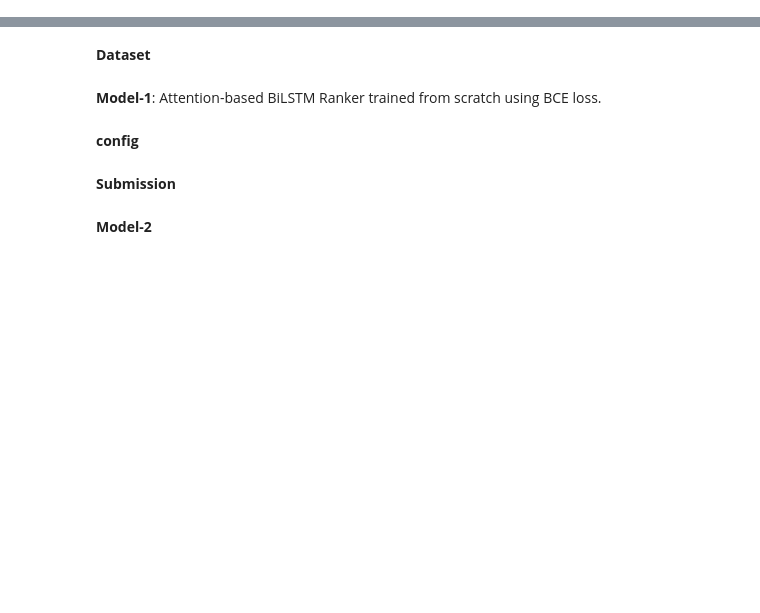
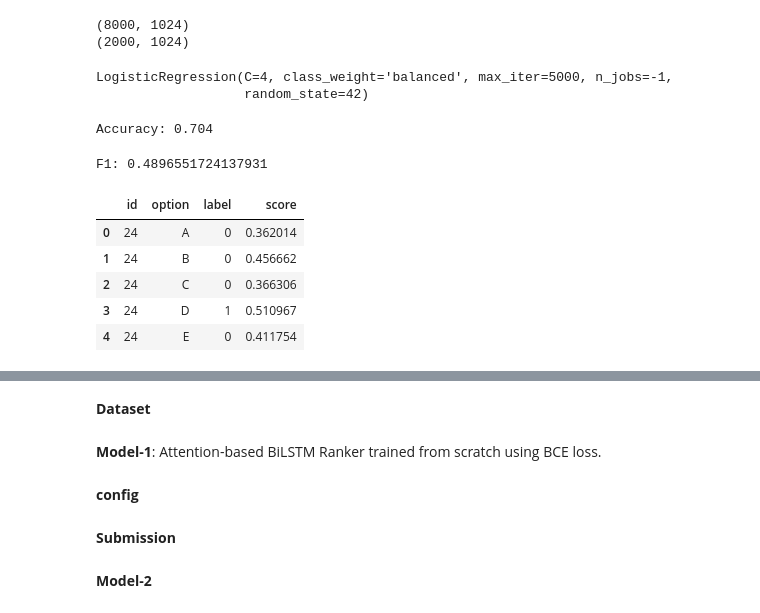
Before and after one commit to 24f2006126-droid/Smart-Mcq-Solver-Challenge, a Jupyter notebook: dl-24f2006126-notebook-t22026.ipynb, the cells around one changed output, grey strips where cells are left out. Cells and saved outputs as stored; diff of their text form; code cells hidden in the pictures; blank space fills up the shorter version.

```diff
--- a/dl-24f2006126-notebook-t22026.ipynb
+++ b/dl-24f2006126-notebook-t22026.ipynb
@@ -201,0 +414,3 @@ sub.to_csv("submission.csv", index=False)
+# %%
+X_train = np.load("X_train.npy")
+X_test = np.load("X_test.npy")
@@ -201,0 +436,41 @@ sub.to_csv("submission.csv", index=False)
+# %%
+train_mask = np.array([qid in train_ids for qid in train_qids])
+valid_mask = np.array([qid in valid_ids for qid in train_qids])
+
+X_tr = X_train[train_mask]
+X_val = X_train[valid_mask]
+
+y_tr = train_labels[train_mask]
+y_val = train_labels[valid_mask]
+
+qid_val = np.array(train_qids)[valid_mask]
+option_val = np.array(train_options)[valid_mask]
+
+print(X_tr.shape)
+print(X_val.shape)
+# %% [output]
+(8000, 1024)
+(2000, 1024)
+# %%
+from sklearn.linear_model import LogisticRegression
+
+clf = LogisticRegression(
+
+    C=4,
+
+    max_iter=5000,
+
+    class_weight="balanced",
+
+    solver="lbfgs",
+
+    random_state=42,
+
+    n_jobs=-1
+
+)
+
+clf.fit(X_tr, y_tr)
+# %% [output]
+LogisticRegression(C=4, class_weight='balanced', max_iter=5000, n_jobs=-1,
+                   random_state=42)
@@ -201,0 +481,36 @@ sub.to_csv("submission.csv", index=False)
+# %%
+from sklearn.metrics import accuracy_score
+
+acc = accuracy_score(y_val, val_pred)
+
+print("Accuracy:", acc)
+# %% [output]
+Accuracy: 0.704
+# %%
+from sklearn.metrics import f1_score
+
+f1 = f1_score(y_val, val_pred)
+
+print("F1:", f1)
+# %% [output]
+F1: 0.4896551724137931
+# %%
+# ==========================================
+# Validation Predictions
+# ==========================================
+
+valid_df = pd.DataFrame({
+    "id": qid_val,
+    "option": option_val,
+    "label": y_val,
+    "score": val_prob
+})
+
+valid_df.head()
+# %% [output]
+|  | id | option | label | score |
+| 0 | 24 | A | 0 | 0.362014 |
+| 1 | 24 | B | 0 | 0.456662 |
+| 2 | 24 | C | 0 | 0.366306 |
+| 3 | 24 | D | 1 | 0.510967 |
+| 4 | 24 | E | 0 | 0.411754 |
```
Also changed, not shown: parts of 62 cells of this notebook.
